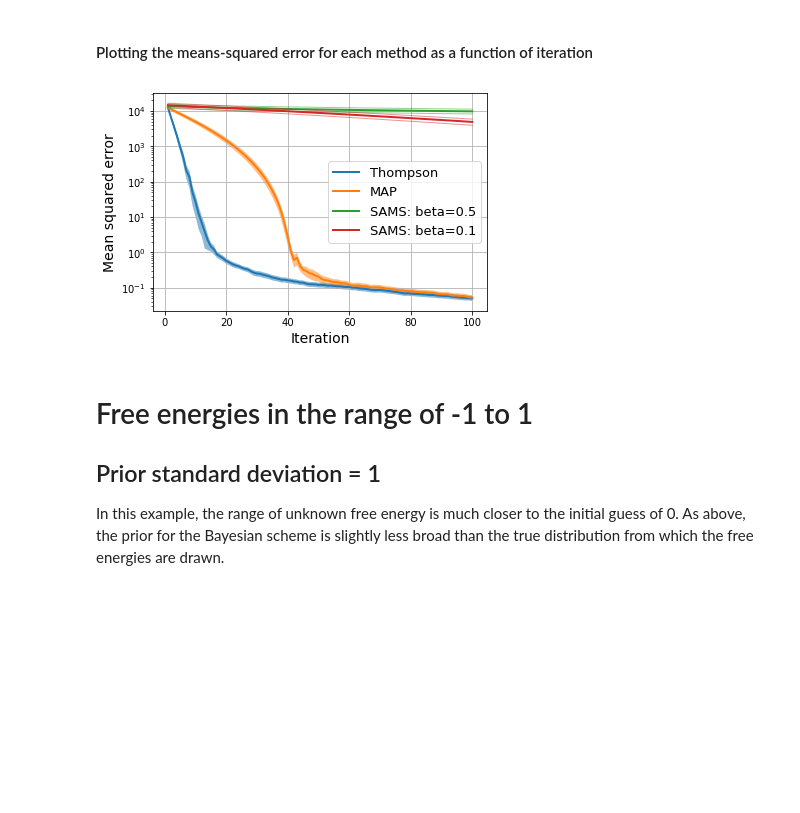
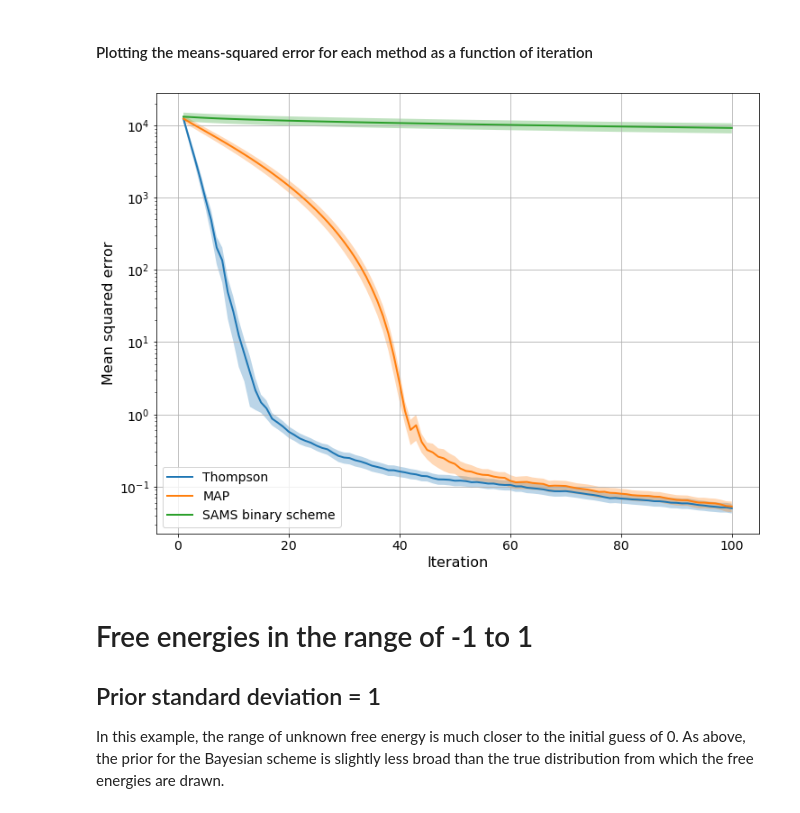
Before and after one commit to choderalab/bayesian-free-energies, a Jupyter notebook: convergence_analysis/multinomial_simulations/sams_vs_bams.ipynb, the cells around one changed output. Saved outputs shown, nothing was run; the diff lists cells and outputs as text; code cells hidden in the pictures; blank space fills up the shorter version.

```diff
--- a/convergence_analysis/multinomial_simulations/sams_vs_bams.ipynb
+++ b/convergence_analysis/multinomial_simulations/sams_vs_bams.ipynb
@@ -41,37 +41,51 @@ std_error_sams_beta01 = error_sams_beta01.std(axis=0) / np.sqrt(error_sams_beta0
 # %% [markdown]
 #### Plotting the means-squared error for each method as a function of iteration
 # %%
-a = 0.5
+a = 0.3
+plt.figure(figsize=(12,9))
+
 t = np.arange(1, len(mu_error_map)+1)
 # BAMS Thompson
 plt.semilogy(t, mu_error_thompson, lw=2, label='Thompson')
 upper = mu_error_thompson + 2.0 * std_error_thompson
 upper = np.reshape(upper, upper.shape[0])
 lower = mu_error_thompson - 2.0 * std_error_thompson
 lower = np.reshape(lower, lower.shape[0])
 plt.fill_between(t, lower, upper, alpha=a)
+
 # BAMS MAP
 plt.semilogy(t, mu_error_map, lw=2, label='MAP')
 upper = mu_error_map + 2.0 * std_error_map
 upper = np.reshape(upper, upper.shape[0])
 lower = mu_error_map - 2.0 * std_error_map
 lower = np.reshape(lower, lower.shape[0])
-plt.fill_between(t, lower, upper, alpha=0.5 )
+plt.fill_between(t, lower, upper, alpha=a)
+
 # SAMS beta=0.5
-plt.semilogy(t, mu_error_sams_beta05, lw=2, label='SAMS: beta=0.5', color='C2')
-plt.semilogy(t, mu_error_sams_beta05 - 2.0 * std_error_sams_beta05, lw=1, color='C2', alpha=a)
-plt.semilogy(t, mu_error_sams_beta05 + 2.0 * std_error_sams_beta05, lw=1, color='C2', alpha=a)
+plt.semilogy(t, mu_error_sams_beta05, lw=2, label='SAMS binary scheme', color='C2')
+lower =  mu_error_sams_beta05 - 2.0 * std_error_sams_beta05
+upper = mu_error_sams_beta05 + 2.0 * std_error_sams_beta05
+plt.fill_between(t, lower, upper, alpha=a )
+#plt.semilogy(t, mu_error_sams_beta05 - 2.0 * std_error_sams_beta05, lw=1, color='C2', alpha=a)
+#plt.semilogy(t, mu_error_sams_beta05 + 2.0 * std_error_sams_beta05, lw=1, color='C2', alpha=a)
+
 # SAMS beta=0.1
-plt.semilogy(t, mu_error_sams_beta01, lw=2, label='SAMS: beta=0.1', color='C3')
-plt.semilogy(t, mu_error_sams_beta01 - 2.0 * std_error_sams_beta01, lw=1, color='C3', alpha=a)
-plt.semilogy(t, mu_error_sams_beta01 + 2.0 * std_error_sams_beta01, lw=1, color='C3', alpha=a)
-plt.xlabel('Iteration', fontsize=14)
-plt.ylabel('Mean squared error', fontsize=14)
-plt.legend(fontsize=13)
+#plt.semilogy(t, mu_error_sams_beta01, lw=2, label='SAMS: beta=0.1', color='C3')
+#lower =  mu_error_sams_beta05 - 2.0 * std_error_sams_beta01
+#upper = mu_error_sams_beta05 + 2.0 * std_error_sams_beta01
+#plt.fill_between(t, lower, upper, alpha=a )
+
+#plt.semilogy(t, mu_error_sams_beta01 - 2.0 * std_error_sams_beta01, lw=1, color='C3', alpha=a)
+#plt.semilogy(t, mu_error_sams_beta01 + 2.0 * std_error_sams_beta01, lw=1, color='C3', alpha=a)
+
+plt.xlabel('Iteration', fontsize=16)
+plt.ylabel('Mean squared error', fontsize=16)
+plt.legend(fontsize=14)
+plt.tick_params(axis='both', which='major', labelsize=14)
 plt.grid()
 plt.show()
 # %% [output]
-[figure, old version]
+[figure, new version]
 # %% [markdown]
 # Free energies in the range of -1 to 1
 ## Prior standard deviation = 1
```
Also changed, not shown: parts of 2 cells of this notebook, 2 other files.
